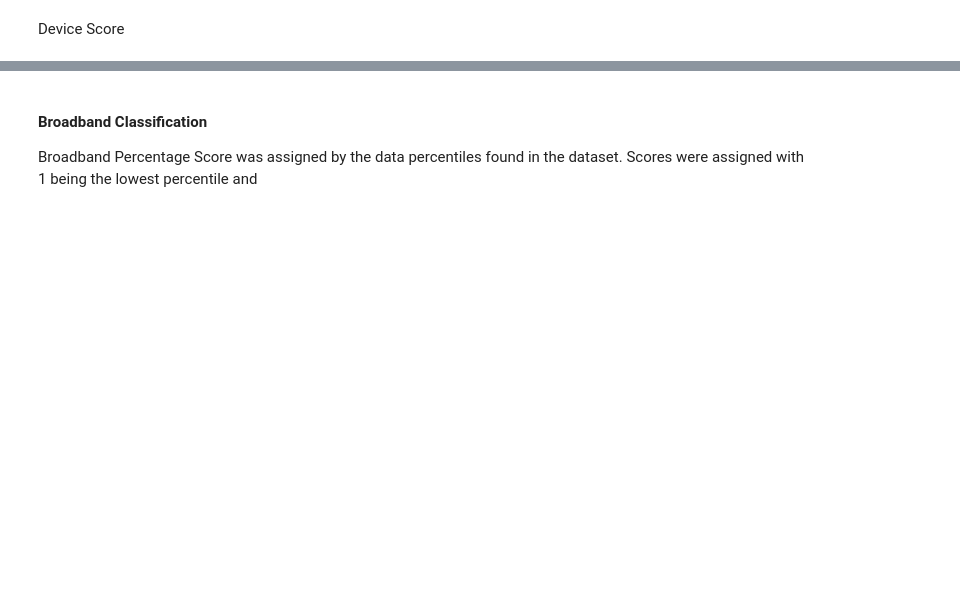
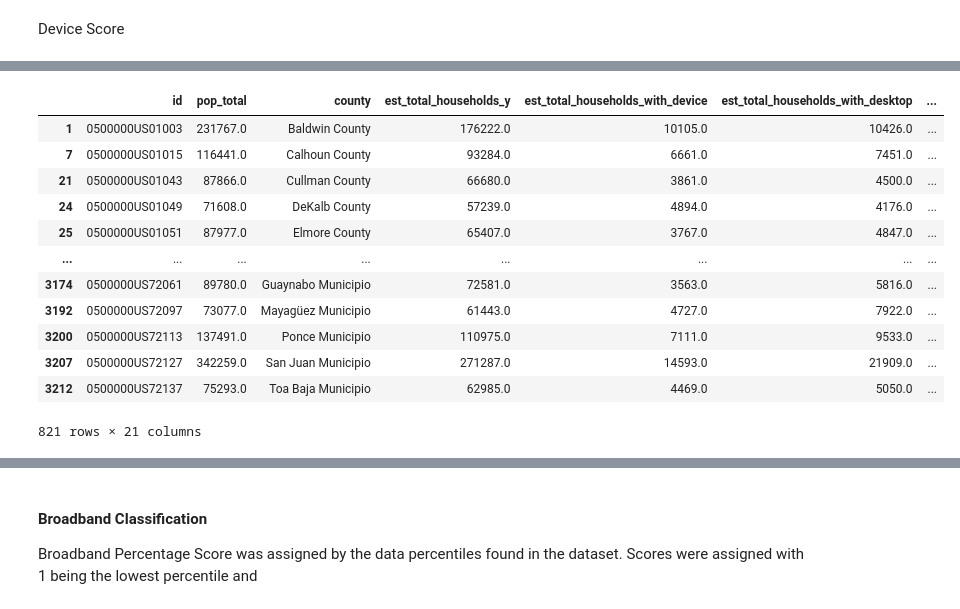
Before and after one commit to mosymns13/DS4A-Team13-Digital-Divide-Project, a Jupyter notebook: Analytic Dataset.ipynb, the cells around one changed output, grey strips where cells are left out. Cells and saved outputs as stored; diff of their text form; code cells hidden in the pictures; blank space fills up the shorter version.

Commit message:
Updated ranking labels to account for PCT of pop

```diff
--- a/Analytic Dataset.ipynb
+++ b/Analytic Dataset.ipynb
@@ -435,0 +353,33 @@ device_subset['rank_3'] = device_subset['total_multi_device'].apply(add_rank_3)
+# %%
+def desktop_pct_rank(total_desktop_pct):
+    """Assign labels to county according to their broadband pct
+    """
+    if total_desktop_pct < 1.579: ##Less than 2 standard deviations below
+        label = "1"
+    elif total_desktop_pct < 4.233: ##Less than 1 standard deviations below
+        label = "2"
+    elif total_desktop_pct < 9.511: ##Less than 1 standard deviations above
+        label = "3"
+    elif total_desktop_pct < 12.155: ##Less than 2 standard deviations above
+        label = "4"
+    elif total_desktop_pct > 14.799: ##Greater than 2 standard deviations above
+        label = "5"
+    else:
+        label = "0"
+    return label
+device_pct_by_pop["desktop_rank"] = device_pct_by_pop["total_desktop_pct"].apply(desktop_pct_rank)
+device_pct_by_pop
+# %% [output]
+|  | id | pop_total | county | est_total_households_y | est_total_households_with_device | est_total_households_with_desktop | ... |
+| 1 | 0500000US01003 | 231767.0 | Baldwin County | 176222.0 | 10105.0 | 10426.0 | ... |
+| 7 | 0500000US01015 | 116441.0 | Calhoun County | 93284.0 | 6661.0 | 7451.0 | ... |
+| 21 | 0500000US01043 | 87866.0 | Cullman County | 66680.0 | 3861.0 | 4500.0 | ... |
+| 24 | 0500000US01049 | 71608.0 | DeKalb County | 57239.0 | 4894.0 | 4176.0 | ... |
+| 25 | 0500000US01051 | 87977.0 | Elmore County | 65407.0 | 3767.0 | 4847.0 | ... |
+| ... | ... | ... | ... | ... | ... | ... | ... |
+| 3174 | 0500000US72061 | 89780.0 | Guaynabo Municipio | 72581.0 | 3563.0 | 5816.0 | ... |
+| 3192 | 0500000US72097 | 73077.0 | Mayagüez Municipio | 61443.0 | 4727.0 | 7922.0 | ... |
+| 3200 | 0500000US72113 | 137491.0 | Ponce Municipio | 110975.0 | 7111.0 | 9533.0 | ... |
+| 3207 | 0500000US72127 | 342259.0 | San Juan Municipio | 271287.0 | 14593.0 | 21909.0 | ... |
+| 3212 | 0500000US72137 | 75293.0 | Toa Baja Municipio | 62985.0 | 4469.0 | 5050.0 | ... |
+821 rows × 21 columns
```
Also changed, not shown: parts of 36 cells of this notebook.
